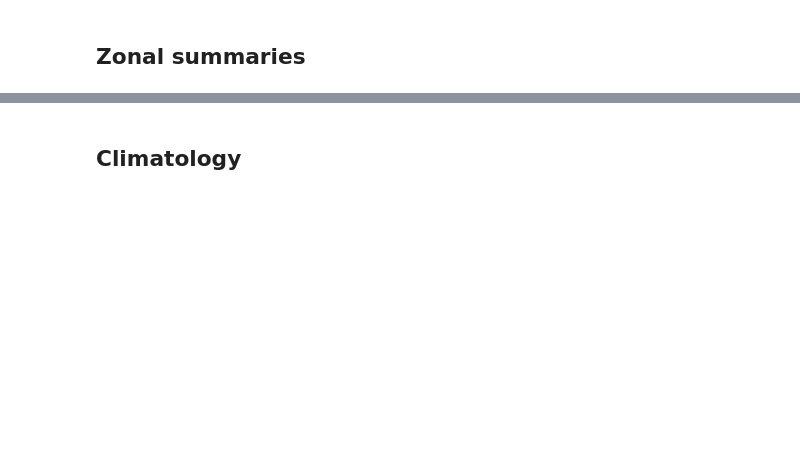
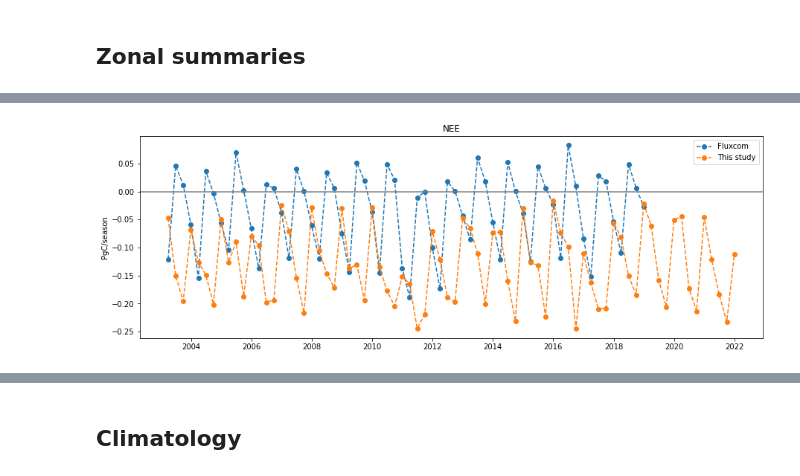
Before and after one commit to cbur24/NEE_modelling, a Jupyter notebook: 6a_Compare_with_fluxcom.ipynb, the cells around one changed output, grey strips where cells are left out. Saved outputs shown, nothing was run; the diff lists cells and outputs as text; code cells hidden in the pictures; blank space fills up the shorter version.

Commit message:
better compare with fluxcom

```diff
--- a/6a_Compare_with_fluxcom.ipynb
+++ b/6a_Compare_with_fluxcom.ipynb
@@ -59 +68,13 @@ plt.ylabel('gC/m2/month');
+# %%
+ds_1D_seasonal = ds.resample(time='Q-DEC').sum().sum(['x','y'])
+ds_fc_1D_seasonal = ds_fc.resample(time='Q-DEC').sum().sum(['x','y'])
+fig, ax = plt.subplots(1,1, figsize=(15,5))
+ax.plot(ds_fc_1D_seasonal.time.values, ds_fc_1D_seasonal, marker='o', linestyle='--', label='Fluxcom')
+ax.plot(ds_1D_seasonal.time.values, ds_1D_seasonal, marker='o', linestyle='--', label='This study')
+plt.axhline(0, c='grey')
+plt.title(var)
+ax.legend(loc='upper right')
+plt.ylabel('PgC/season');
+# %% [output]
+[figure, added]
 # %%
```
Also changed, not shown: parts of 16 cells of this notebook.
